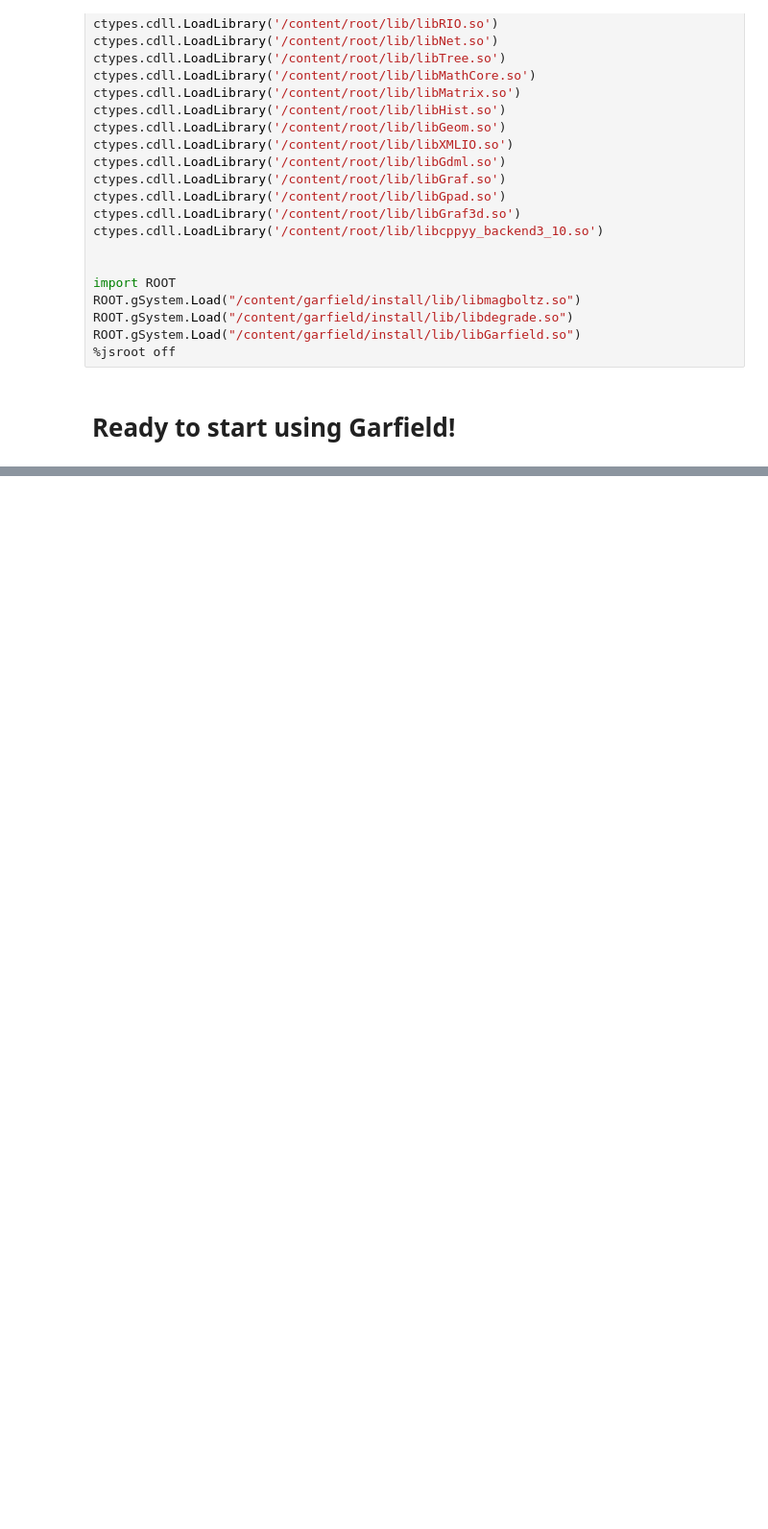
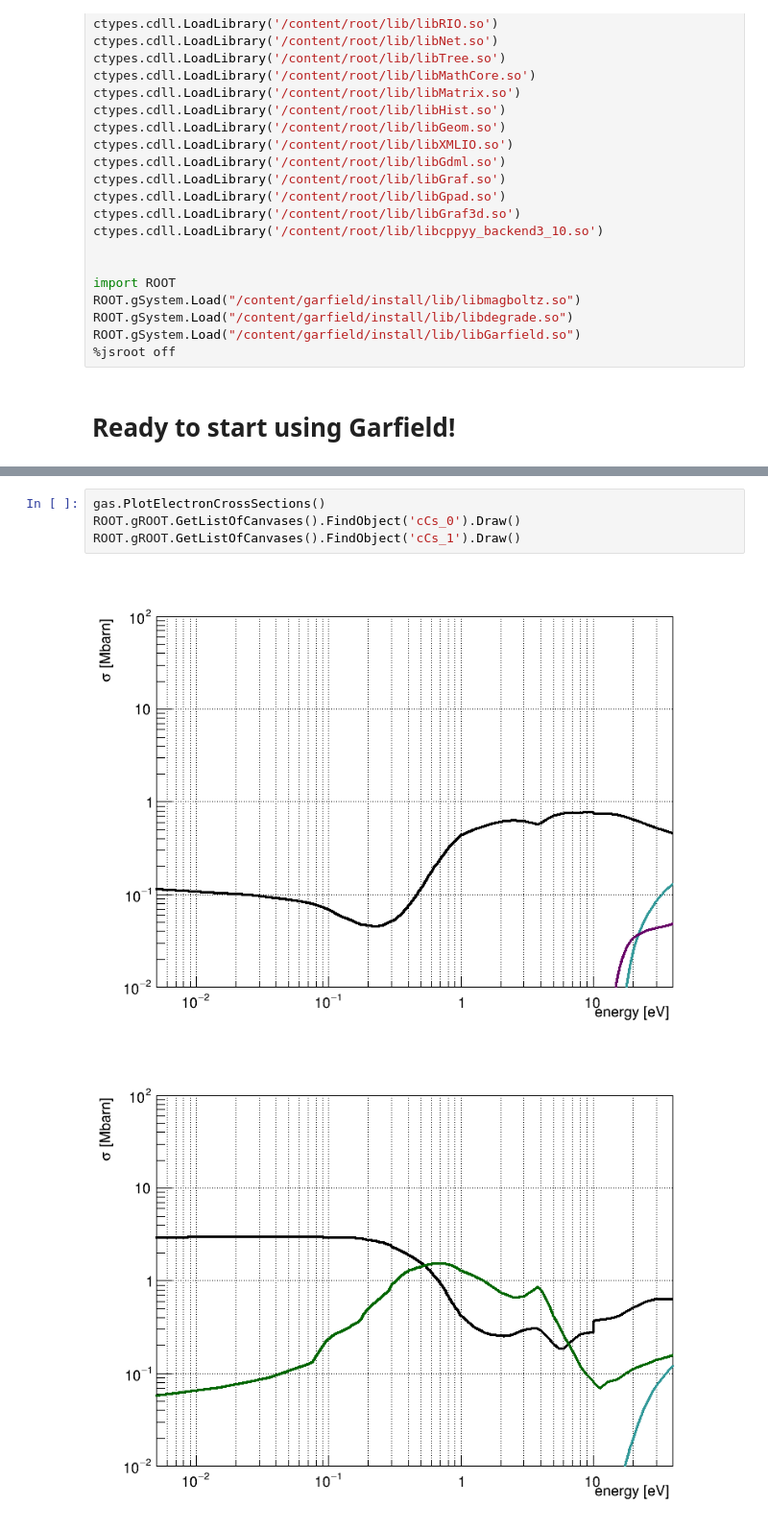
Before and after one commit to pietverwilligen/Schools, a Jupyter notebook: RD51School_2023_GarfieldExercise.ipynb, the cells around one changed output, grey strips where cells are left out. Shown at 96% size. Drawn from its saved outputs; the diff is of its cells as text; blank space fills up the shorter version.

```diff
--- a/RD51School_2023_GarfieldExercise.ipynb
+++ b/RD51School_2023_GarfieldExercise.ipynb
@@ -222,0 +234,7 @@ MediumMagboltz::SetComposition: Ar/CO2 (90/10)
+# %%
+gas.PlotElectronCrossSections()
+ROOT.gROOT.GetListOfCanvases().FindObject('cCs_0').Draw()
+ROOT.gROOT.GetListOfCanvases().FindObject('cCs_1').Draw()
+# %% [output]
+[figure, added]
+[figure, added]
```
Also changed, not shown: parts of 21 cells of this notebook.
